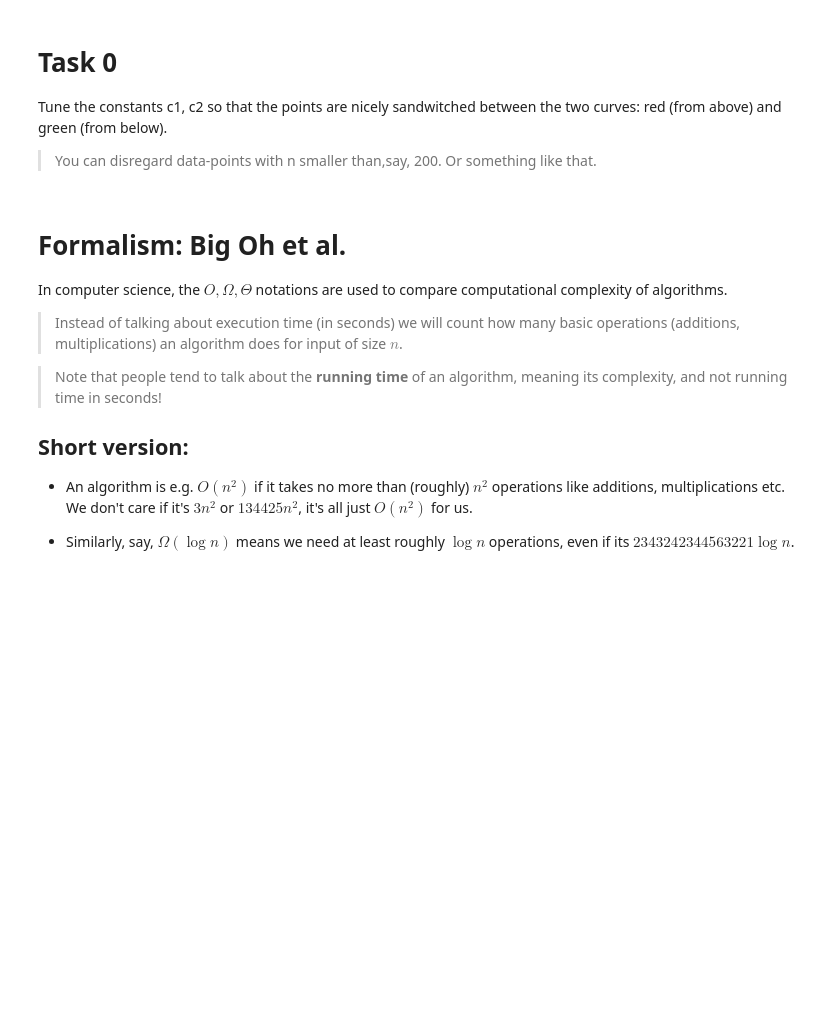
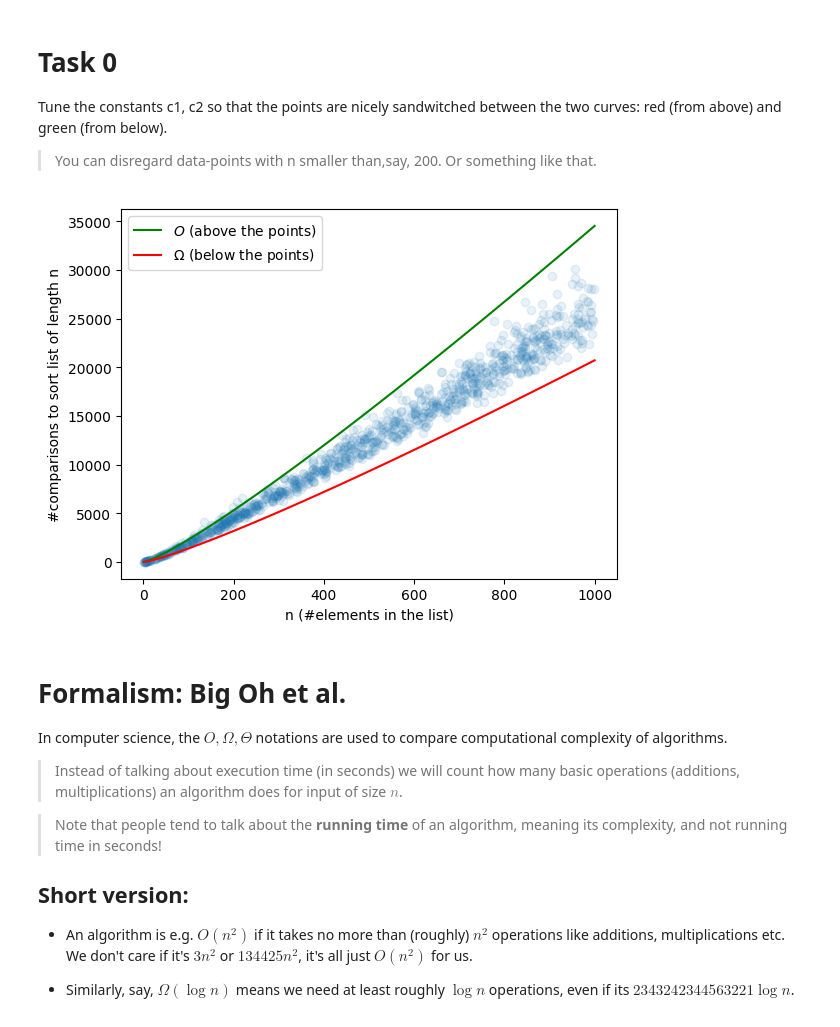
Before and after one commit to LiaIssakov/Portfolio_2025, a Jupyter notebook: introduction_to_algorithms.ipynb, the cells around one changed output. Drawn from its saved outputs; the diff is of its cells as text; code cells hidden in the pictures; blank space fills up the shorter version.

```diff
--- a/introduction_to_algorithms.ipynb
+++ b/introduction_to_algorithms.ipynb
@@ -102,18 +124,20 @@ the two curves: red (from above) and green (from below).
 # %%
 resa = np.array(res)
 
 plt.scatter(*resa.T, alpha=0.1)
 ns = np.linspace(1, N, 100)
 
-C_u2, C_u3 = 1, 0.00 # change these...
-C_d2, C_d3 = 0.5, 0.000 # and these!
+C_u2, C_u3 = 5, 0.00 # change these...
+C_d2, C_d3 = 3, 0.000 # and these!
 # see lines 10, 11 what these constants do
 
-plt.plot(ns, C_u2*ns*np.log(ns) + C_u3*ns**2, c='g', label='$O$ (above the points)')
-plt.plot(ns, C_d2*ns*np.log(ns) + C_d3*ns**2, c='r', label='$\Omega$ (below the points)')
+plt.plot(ns, C_u2*ns*np.log(ns) + C_u3*ns**2, c='g', label=r'$O$ (above the points)')
+plt.plot(ns, C_d2*ns*np.log(ns) + C_d3*ns**2, c='r', label=r'$\Omega$ (below the points)')
 plt.legend()
 plt.xlabel('n (#elements in the list)')
 plt.ylabel('#comparisons to sort list of length n');
+# %% [output]
+[figure, added]
 # %% [markdown]
 # Formalism: Big Oh et al.
 
```
Also changed, not shown: parts of 6 cells of this notebook.
